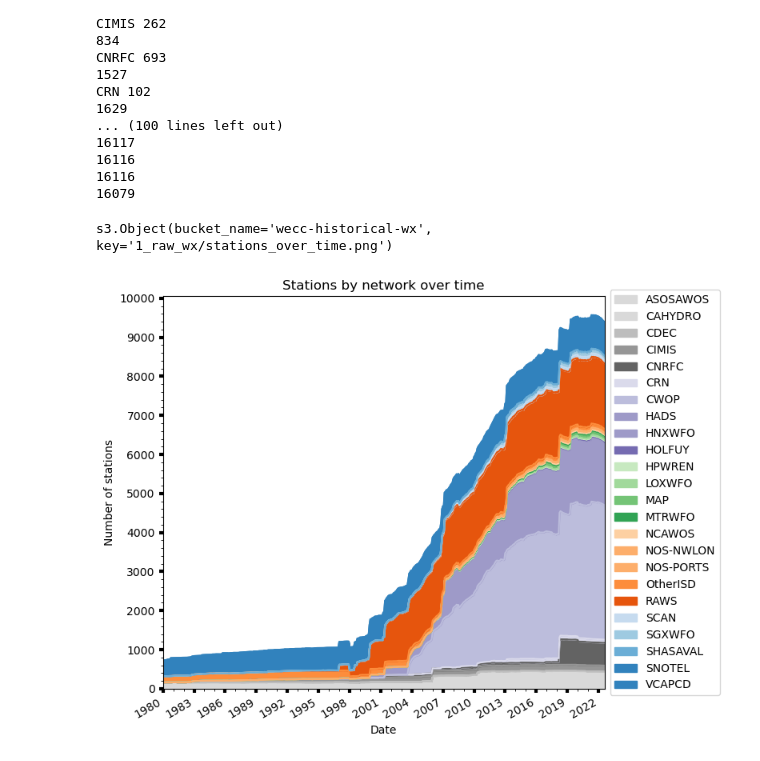
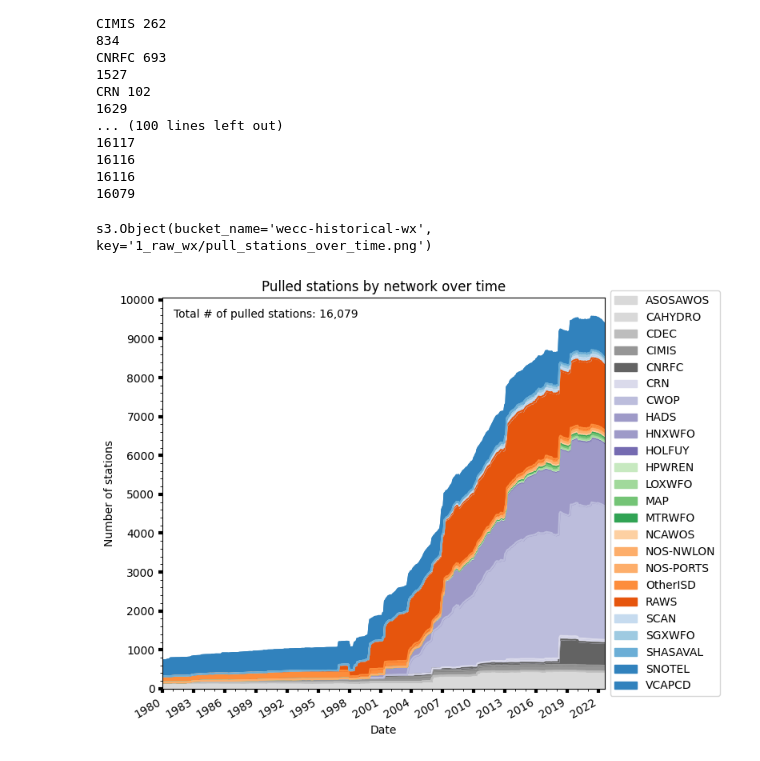
Before and after one commit to Eagle-Rock-Analytics/historical-obs-platform, a Jupyter notebook: test_platform/scripts/figures/1_pull_stationvisualizer.ipynb, the cells around one changed output. Cells and saved outputs as stored; diff of their text form; code cells hidden in the pictures.

```diff
--- a/test_platform/scripts/figures/1_pull_stationvisualizer.ipynb
+++ b/test_platform/scripts/figures/1_pull_stationvisualizer.ipynb
@@ -354,41 +355,44 @@ plt.rcParams['figure.facecolor'] = 'white'
 
 # Subplot parameters
 fig, ax = plt.subplots(figsize = (8, 6))
-outt.plot.area(x = 'date', title = 'Stations by network over time', ax = ax, x_compat = True, cmap = 'tab20c_r') # Get area plot
+outt.plot.area(x = 'date', title = 'Pulled stations by network over time', ax = ax, x_compat = True, cmap = 'tab20c_r') # Get area plot
 ax.legend(loc='center left', bbox_to_anchor=(1.0, 0.5)) # Fix legend
 ax.tick_params(labelcolor='black', labelsize='medium', width=3)
 ax.set_facecolor('w')
 ax.set_xlabel("Date")
 ax.set_ylabel("Number of stations")
 
 # Change axis bounds
 ax.set_xlim([date(1980, 1, 1), date(2022, 8, 1)])
 
 # Change tick marks
 ax.minorticks_on()
 ax.xaxis.set_major_locator(matplotlib.dates.YearLocator(3))
 ax.xaxis.set_major_formatter(matplotlib.dates.DateFormatter("%Y"))
 ax.xaxis.set_minor_locator(matplotlib.dates.YearLocator(1))
 
 # Change y ticks
 plt.locator_params(axis='y', nbins=12)
 ax.yaxis.get_ticklocs(minor=True)
 
 # Set x axis labels
 # #plt.title("Stations Over Time By Network")
 plt.subplots_adjust(left=0.2,bottom=0.2, top = 0.8, right = 0.8)
 
+# Annotate with number of stations
+plt.annotate("Total # of pulled stations: 16,079", xy=(0.025, 0.95), xycoords="axes fraction");
+
 # Save to AWS
 img_data = BytesIO()
 plt.savefig(img_data, format='png')
 img_data.seek(0)
 
 s3 = boto3.resource('s3')
 bucket = s3.Bucket(bucket_name)
-bucket.put_object(Body=img_data, ContentType='image/png', Key="1_raw_wx/stations_over_time.png")
+bucket.put_object(Body=img_data, ContentType='image/png', Key="1_raw_wx/pull_stations_over_time.png")
 # %% [output]
-s3.Object(bucket_name='wecc-historical-wx', key='1_raw_wx/stations_over_time.png')
+s3.Object(bucket_name='wecc-historical-wx', key='1_raw_wx/pull_stations_over_time.png')
-[figure, old version]
+[figure, new version]
 # %%
 # Run function - generate station map
 
```
Also changed, not shown: parts of 2 cells of this notebook, 1 other file.
